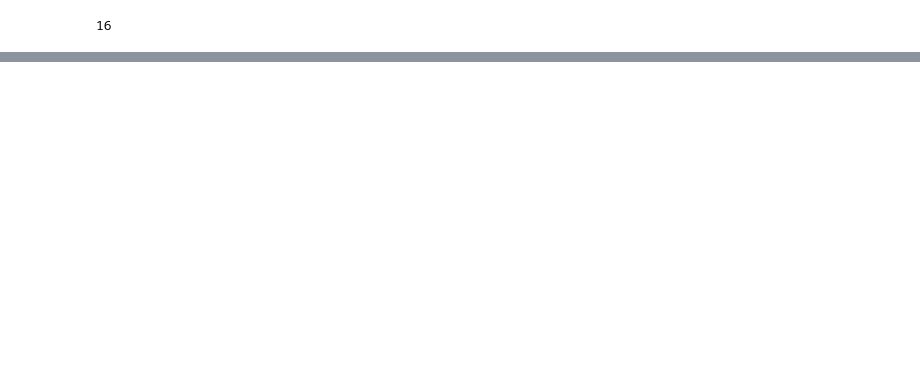
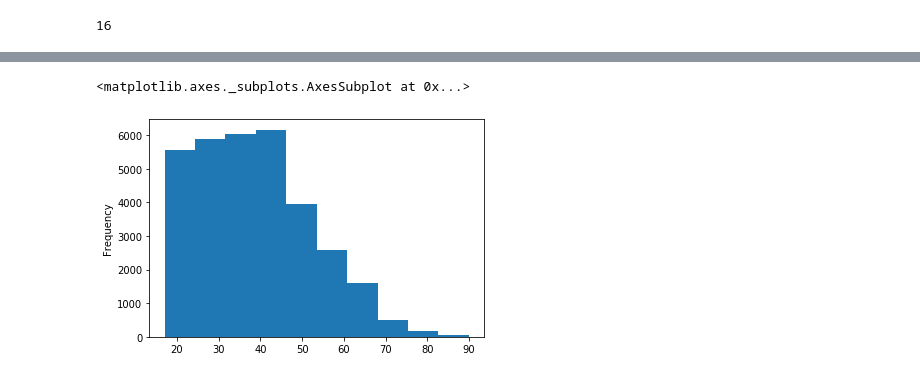
Before and after one commit to chandratop/IDS-Project, a Jupyter notebook: Untitled.ipynb, the cells around one changed output, grey strips where cells are left out. Cells and saved outputs as stored; diff of their text form; code cells hidden in the pictures; blank space fills up the shorter version.

```diff
--- a/Untitled.ipynb
+++ b/Untitled.ipynb
@@ -58,0 +65,5 @@ len(df['education'].unique())
+# %%
+df['age'].plot(kind = 'hist')
+# %% [output]
+<matplotlib.axes._subplots.AxesSubplot at 0x...>
+[figure, added]
```
Also changed, not shown: parts of 29 cells of this notebook, 1 other file.
